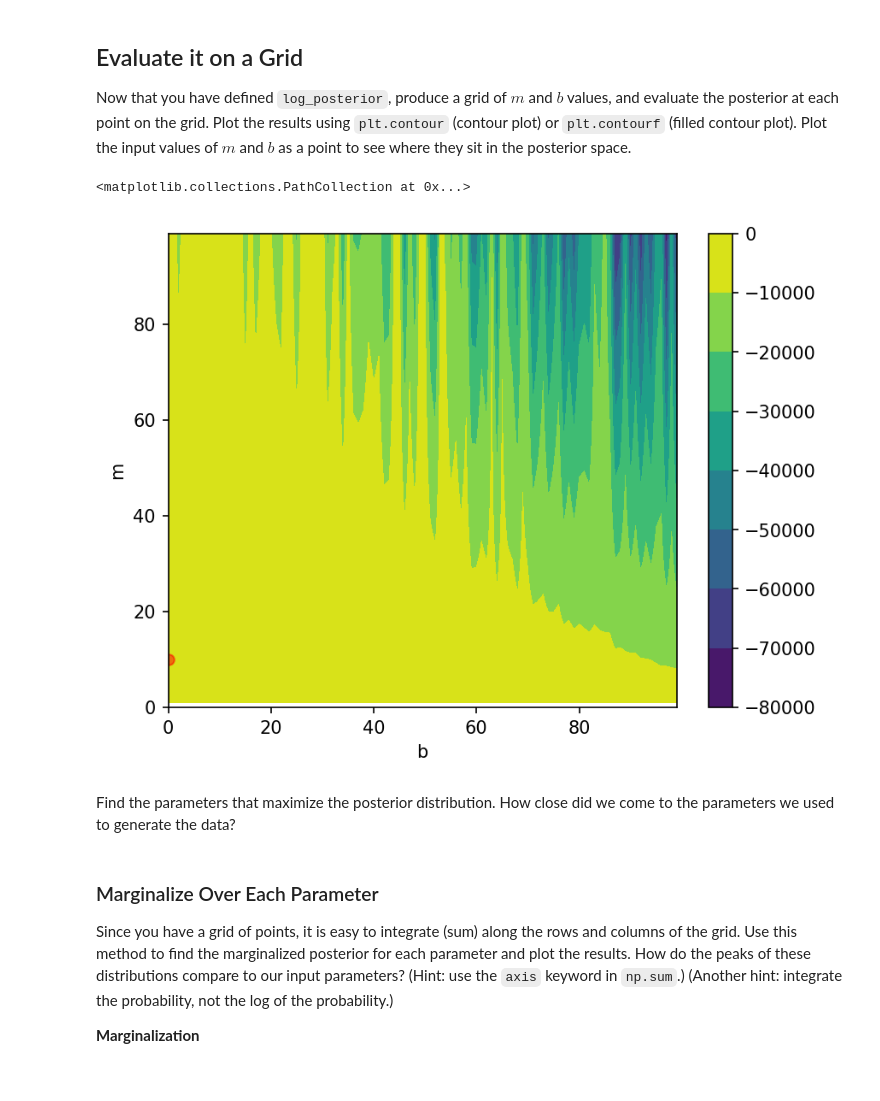
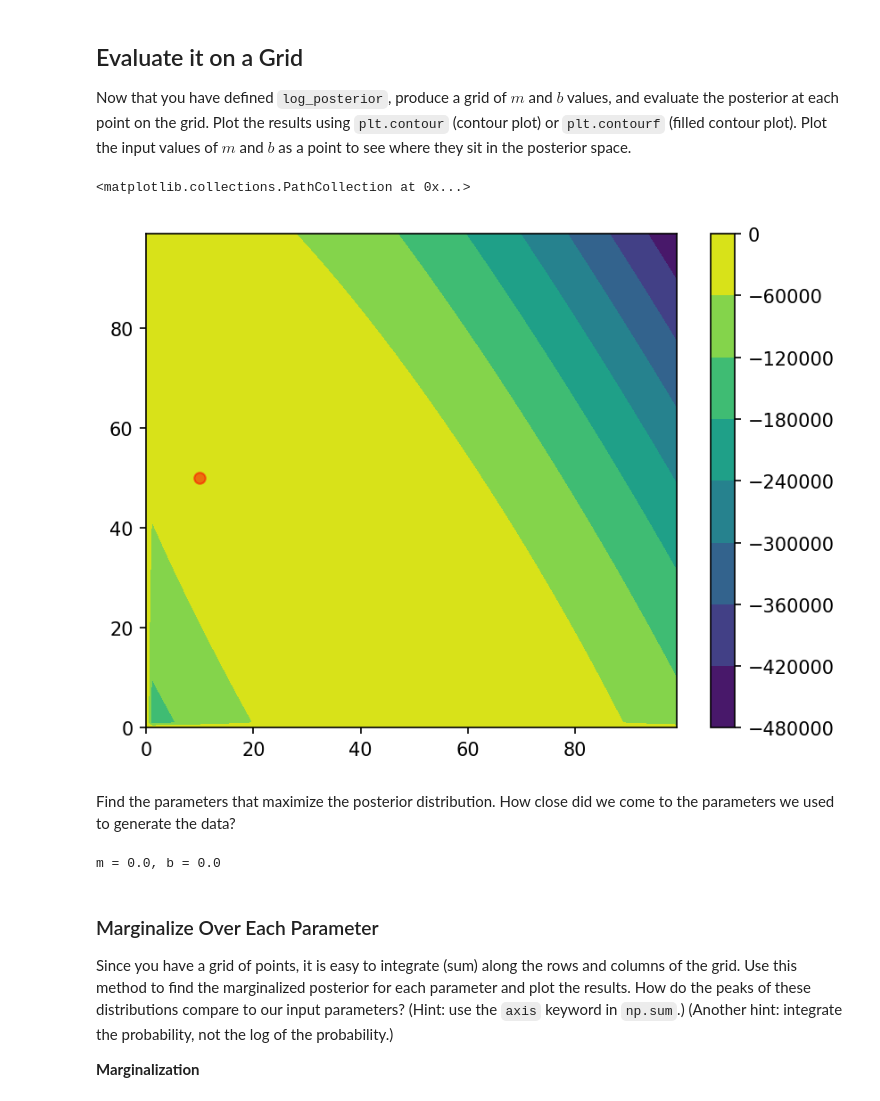
Before and after one commit to ASTR154/bayesian-statistics, a Jupyter notebook: monte_carlo_line_fitting.ipynb, the cells around one changed output. Drawn from its saved outputs; the diff is of its cells as text; code cells hidden in the pictures.

```diff
--- a/monte_carlo_line_fitting.ipynb
+++ b/monte_carlo_line_fitting.ipynb
@@ -18,7 +18,7 @@ sigma = 1.  # scatter
 
 rng = np.random.default_rng()
 x = rng.uniform(0, 1, N)    # complete with random values between 0 and 1
-y = x*m + np.random.normal(0, sigma, N) # equation for a line PLUS random values from a Gaussian centered at 0 with standard deviation `sigma`
+y = x*m + b + np.random.normal(0, sigma, N) # equation for a line PLUS random values from a Gaussian centered at 0 with standard deviation `sigma`
 dy = np.zeros_like(x)+sigma# array of error bars for all the data (all `sigma`)
 
 # plot your generated data with error bars
@@ -152,38 +156,36 @@ def log_posterior(theta, x, y, dy):
 Now that you have defined `log_posterior`, produce a grid of $m$ and $b$ values, and evaluate the posterior at each point on the grid. Plot the results using `plt.contour` (contour plot) or `plt.contourf` (filled contour plot). Plot the input values of $m$ and $b$ as a point to see where they sit in the posterior space.
 # %%
 grid_spacing = 1.
-m_range = 100.
-b_range = 100.
+m_range = np.arange(m_min, m_max, grid_spacing)
+b_range = np.arange(b_min, b_max, grid_spacing)
 
-m = np.repeat(np.arange(0, m_range, grid_spacing)[:, np.newaxis], int(m_range / grid_spacing), 1)
-b = np.repeat(np.arange(0, b_range, grid_spacing)[:, np.newaxis], int(b_range / grid_spacing), 1).transpose()
-
-posterior_grid = np.zeros_like(m)
-for i in range(len(m[0])):
-    posterior_grid[i] = log_posterior([m[i], b[i]], x, y, dy)
+posterior_grid = np.zeros(shape=(len(m_range),len(b_range)))
+for i, m in enumerate(m_range):
+    for j, b in enumerate(b_range):
+        posterior_grid[i,j] = log_posterior([m, b], x, y, dy)
 
 plt.contourf(posterior_grid)
 plt.colorbar()
-plt.xlabel("b")
-plt.ylabel("m")
-plt.scatter(0, 10, c='r', alpha = 0.5)
+plt.scatter(10, 50, c='r', alpha = 0.5)
 # %% [output]
 <matplotlib.collections.PathCollection at 0x...>
-[figure, old version]
+[figure, new version]
 # %% [markdown]
 Find the parameters that maximize the posterior distribution. How close did we come to the parameters we used to generate the data?
 # %%
 # Find the indices where the posterior is maximised --> what m and b is this?
-j_max, i_max = # complete
+j_max, i_max = np.unravel_index(np.argmax(posterior_grid, axis=None), posterior_grid.shape)
 
 m_infer = m_range[i_max]
 b_infer = b_range[j_max]
 print(f'm = {m_infer:.1f}, b = {b_infer:.1f}')
 
 # Fractional error of the inferred solution compared to the input 'true' parameters
-m_frac_err = # complete
-b_frac_err = # complete
-print(f'Δm/m = {m_frac_err:.3f}, Δb/b = {b_frac_err:.3f}')
+# m_frac_err = # complete
+# b_frac_err = # complete
+# print(f'Δm/m = {m_frac_err:.3f}, Δb/b = {b_frac_err:.3f}')
+# %% [output]
+m = 0.0, b = 0.0
 # %% [markdown]
 ### Marginalize Over Each Parameter
 Since you have a grid of points, it is easy to integrate (sum) along the rows and columns of the grid. Use this method to find the marginalized posterior for each parameter and plot the results. How do the peaks of these distributions compare to our input parameters? (Hint: use the `axis` keyword in `np.sum`.) (Another hint: integrate the probability, not the log of the probability.)
```
Also changed, not shown: parts of 2 cells of this notebook, 1 other file.
